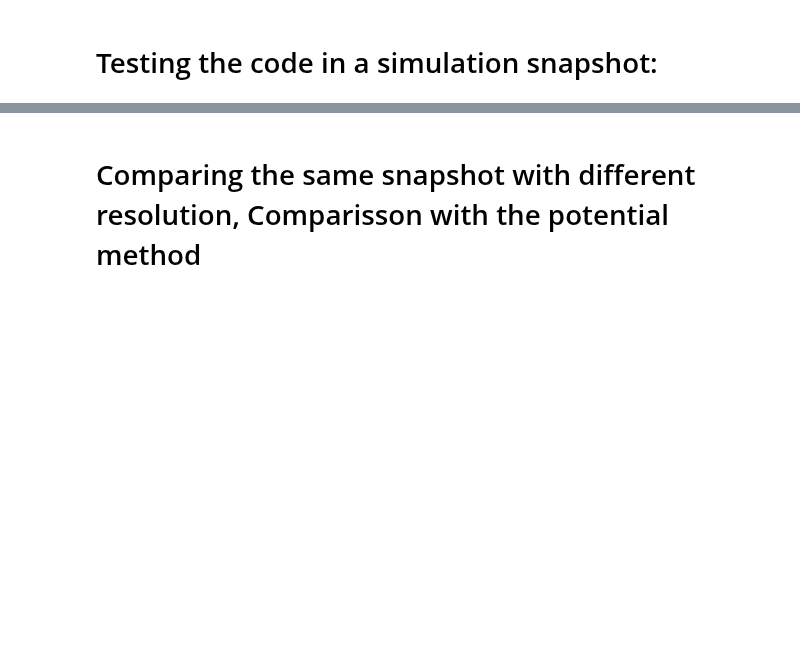
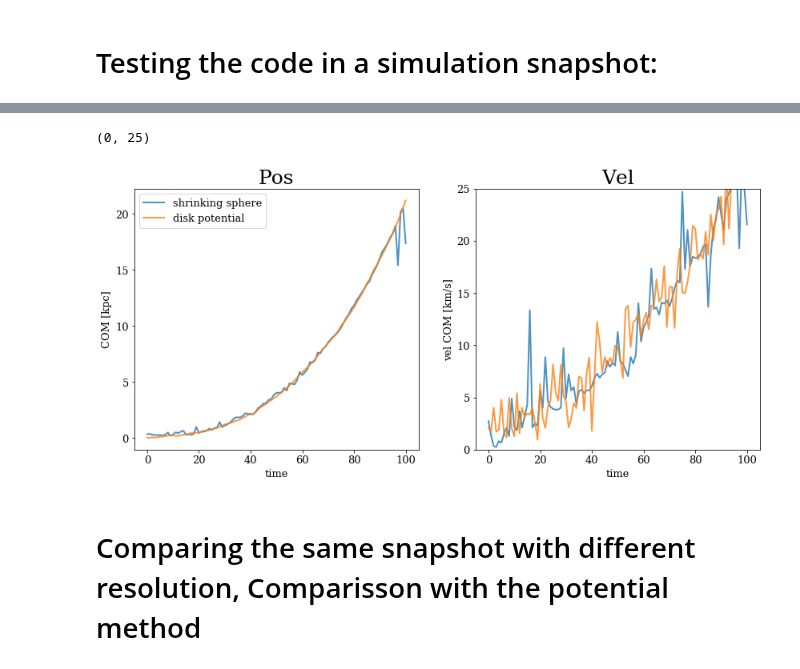
Before and after one commit to jngaravitoc/LMC-MW, a Jupyter notebook: code/CM/CM_method_description.ipynb, the cells around one changed output, grey strips where cells are left out. Saved outputs shown, nothing was run; the diff lists cells and outputs as text; code cells hidden in the pictures; blank space fills up the shorter version.

```diff
--- a/code/CM/CM_method_description.ipynb
+++ b/code/CM/CM_method_description.ipynb
@@ -39,7 +41,8 @@ scatter(xCM, zCM, s=100, c='r')
 ## Iterative approach:
 # %%
 def CM(x, y, z, vx, vy, vz, delta):
-    N = len(x)
+    N_i = len(x)
+    N = N_i
     xCM = sum(x)/len(x)
     yCM = sum(y)/len(y)
     zCM = sum(z)/len(z)
@@ -58,14 +61,13 @@ def CM(x, y, z, vx, vy, vz, delta):
     R1 = np.sqrt((x - xCM_new)**2 + (y - yCM_new)**2 + (z - zCM_new)**2)
     Rnow = [max(R1)]
 
-    while (np.sqrt((xCM_new-xCM)**2 + (yCM_new-yCM)**2 +(zCM_new-zCM)**2) > delta):
+    while ((np.sqrt((xCM_new-xCM)**2 + (yCM_new-yCM)**2 +(zCM_new-zCM)**2) > delta)  & ((N>N_i*0.01))):
         xCM = xCM_new#[-1]
         yCM = yCM_new#[-1]
         zCM = zCM_new#[-1]
-        Rcm = np.sqrt(xCM**2 + yCM**2 + zCM**2)
         R = np.sqrt((x - xCM)**2 + (y - yCM)**2 + (z - zCM)**2)
         Rmax = max(R)
-        index = where(R<Rmax/2.0)
+        index = where(R<Rmax*0.975)
         x = x[index]
         y = y[index]
         z = z[index]
@@ -111,6 +120,14 @@ def computing_MW_CM(path, snap, i_n, i_f, Nhost):
     VY = np.zeros(N_snaps)
     VZ = np.zeros(N_snaps)
 
+    XLMC = np.zeros(N_snaps)
+    YLMC = np.zeros(N_snaps)
+    ZLMC = np.zeros(N_snaps)
+
+    VXLMC = np.zeros(N_snaps)
+    VYLMC = np.zeros(N_snaps)
+    VZLMC = np.zeros(N_snaps)
+
     Xd = np.zeros(N_snaps)
     Yd = np.zeros(N_snaps)
     Zd = np.zeros(N_snaps)
@@ -122,7 +139,7 @@ def computing_MW_CM(path, snap, i_n, i_f, Nhost):
     time = np.zeros(N_snaps)
 
     for i in range(i_n, i_f + 1):
-        print 'snapshot' + str(i)
+        #print 'snapshot' + str(i)
         time[i-i_n] = readheader(path + snap + "_{:0>3d}".format(i) ,'time')
         positions = readsnap(path + snap + "_{:0>3d}".format(i) ,'pos', 'dm')
         velocities = readsnap(path + snap + "_{:0>3d}".format(i), 'vel', 'dm')
@@ -154,9 +171,10 @@ def computing_MW_CM(path, snap, i_n, i_f, Nhost):
         vy_lmc = velocities[index_LMC[0],1]
         vz_lmc = velocities[index_LMC[0],2]
 
-        X[i-i_n], Y[i-i_n], Z[i-i_n], VX[i-i_n], VY[i-i_n], VZ[i-i_n] = CM(x_mw, y_mw, z_mw, vx_mw, vy_mw, vz_mw, 0.1)
+        X[i-i_n], Y[i-i_n], Z[i-i_n], VX[i-i_n], VY[i-i_n], VZ[i-i_n] = CM(x_mw, y_mw, z_mw, vx_mw, vy_mw, vz_mw, 0.01)
         Xd[i-i_n], Yd[i-i_n], Zd[i-i_n], VXd[i-i_n], VYd[i-i_n], VZd[i-i_n] =\
         CM_disk_potential(positions_d[:,0], positions_d[:,1], positions_d[:,2]\
                           , v_d[:,0], v_d[:,1], v_d[:,2], potential)
+        #XLMC[i-i_n], YLMC[i-i_n], ZLMC[i-i_n], VXLMC[i-i_n], VYLMC[i-i_n], VZLMC[i-i_n] = CM(x_lmc, y_lmc, z_lmc, vx_lmc, vy_lmc, vz_lmc, 0.05)
 
     return X, Y, Z, VX, VY, VZ, Xd, Yd, Zd, VXd, VYd, VZd
@@ -411,0 +183,2 @@ scatter(X_sim_lmcCM[-1], Y_sim_lmcCM[-1], c='r', s=100)
+# %%
+Xcm, Ycm, Zcm, VxCm, VyCm, VzCm, Xd, Yd, Zd, Vxd, Vyd, Vzd = computing_MW_CM('../../data/LMCMW/MWmLMC6/H1/', 'MWfLMC6H1', 0, 100, 100000)
@@ -412,2 +203,23 @@ scatter(X_sim_lmcCM[-1], Y_sim_lmcCM[-1], c='r', s=100)
+# %%
+time = np.linspace(0, 2, 100)
+figure(figsize=(14,6))
+subplot(1, 2, 1)
+title('Pos', fontsize=25)
+plt.plot(np.sqrt(Xcm**2.0 + Ycm**2.0 + Zcm**2.0), lw=2, alpha=0.8, label='shrinking sphere')
+plt.plot(np.sqrt(Xd**2.0 + Yd**2.0 + Zd**2.0), lw=2, alpha=0.8, label='disk potential')
+xlabel('time')
+ylabel('COM [kpc]')
+legend()
+
+subplot(1, 2, 2)
+title('Vel', fontsize=25)
+plt.plot(np.sqrt(VxCm**2.0 + VyCm**2.0 + VzCm**2.0), lw=2, alpha=0.8)
+plt.plot(np.sqrt(Vxd**2.0 + Vyd**2.0 + Vzd**2.0), lw=2, alpha=0.8)
+xlabel('time')
+ylabel('vel COM [km/s]')
+ylim(0, 25)
+# %% [output]
+(0, 25)
+[figure, added]
 # %% [markdown]
 # Comparing the same snapshot with different resolution, Comparisson with the potential method
```
Also changed, not shown: parts of 47 cells of this notebook.
